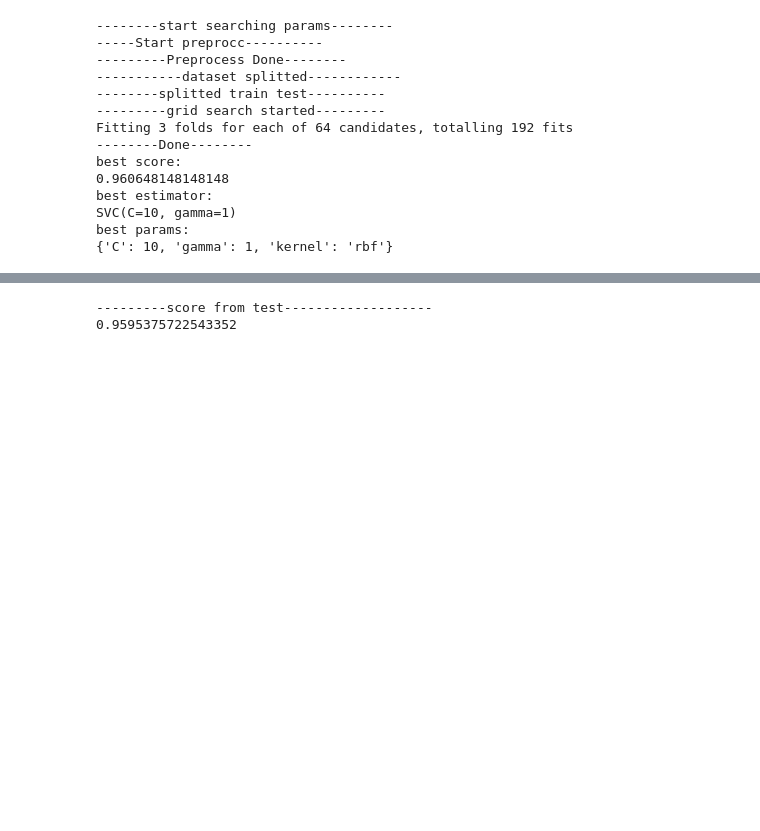
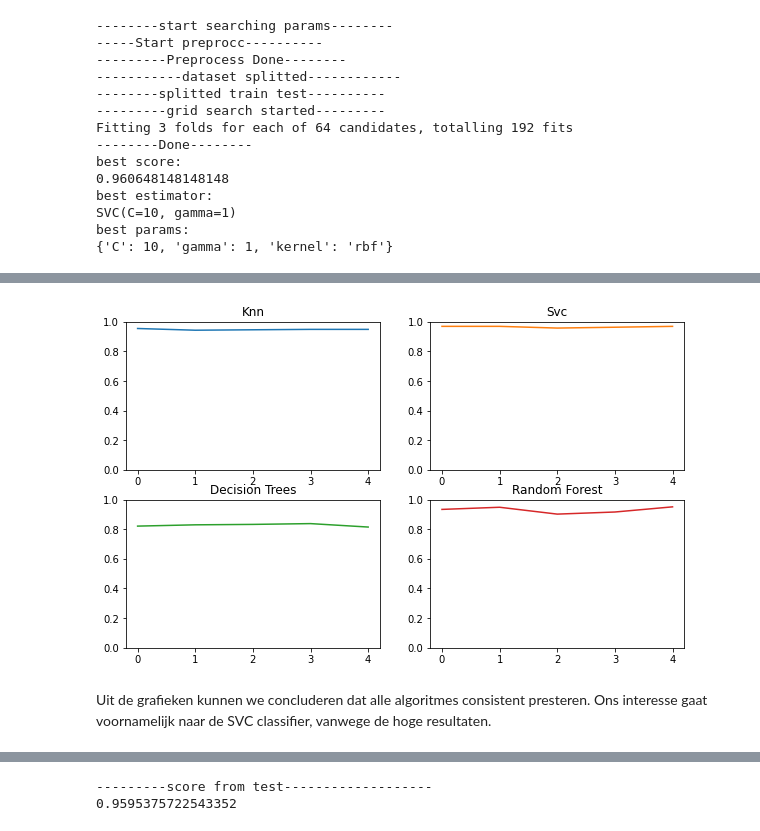
Before and after one commit to isahin1997/00MySchool, a Jupyter notebook: schoolopdrachten/BD_IML/assignments/final/final assignment/notebooks/Before_the_final.ipynb, the cells around one changed output, grey strips where cells are left out. Saved outputs shown, nothing was run; the diff lists cells and outputs as text; code cells hidden in the pictures; blank space fills up the shorter version.

```diff
--- a/schoolopdrachten/BD_IML/assignments/final/final assignment/notebooks/Before_the_final.ipynb
+++ b/schoolopdrachten/BD_IML/assignments/final/final assignment/notebooks/Before_the_final.ipynb
@@ -474,0 +674,35 @@ kfolding_svc(result)
+# %%
+import matplotlib
+import matplotlib.pyplot as plt
+%matplotlib inline
+
+# Config: size of the figures
+matplotlib.rcParams['figure.figsize'] = [10, 6]
+
+fix, axs = plt.subplots(2,2)
+
+knn_ax = [0.95376, 0.94220, 0.94509, 0.94783, 0.94783]
+svc_ax = [0.96821, 0.96821, 0.95665, 0.96232, 0.96812]
+dt_ax = [0.82081, 0.82948, 0.83237, 0.83768, 0.81449]
+rf_ax = [0.93353, 0.94798, 0.90173, 0.91594, 0.95072]
+
+x = np.arange(5)
+
+axs[0, 0].plot(x, knn_ax)
+axs[0, 0].set_title('Knn')
+axs[0, 0].set_ylim([0,1])
+axs[0, 1].plot(x, svc_ax, 'tab:orange')
+axs[0, 1].set_title('Svc')
+axs[0, 1].set_ylim([0,1])
+axs[1, 0].plot(x, dt_ax, 'tab:green')
+axs[1, 0].set_title('Decision Trees')
+axs[1, 0].set_ylim([0,1])
+axs[1, 1].plot(x, rf_ax, 'tab:red')
+axs[1, 1].set_title('Random Forest')
+axs[1, 1].set_ylim([0,1])
+
+plt.show()
+# %% [output]
+[figure, added]
+# %% [markdown]
+Uit de grafieken kunnen we concluderen dat alle algoritmes consistent presteren. Ons interesse gaat voornamelijk naar de SVC classifier, vanwege de hoge resultaten.
```
Also changed, not shown: parts of 25 cells of this notebook, 5 other files.
